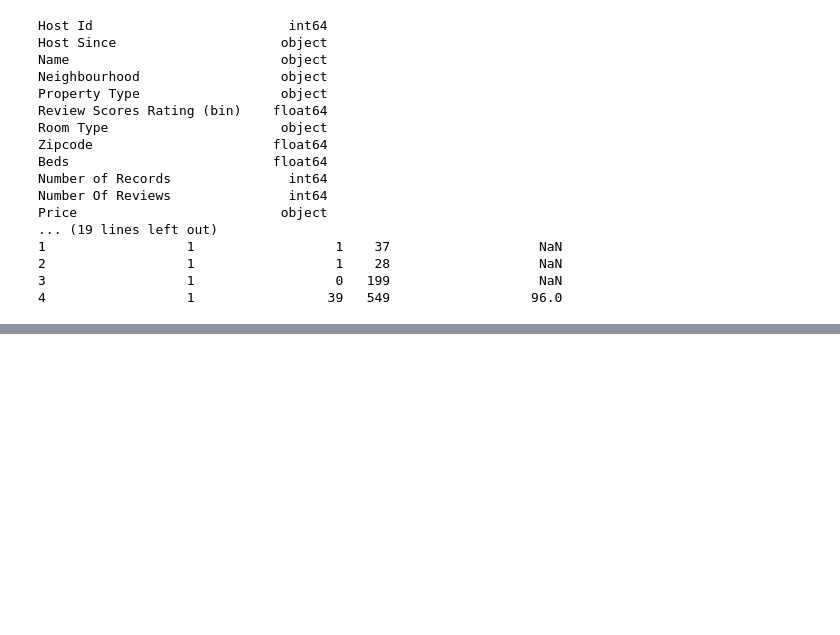
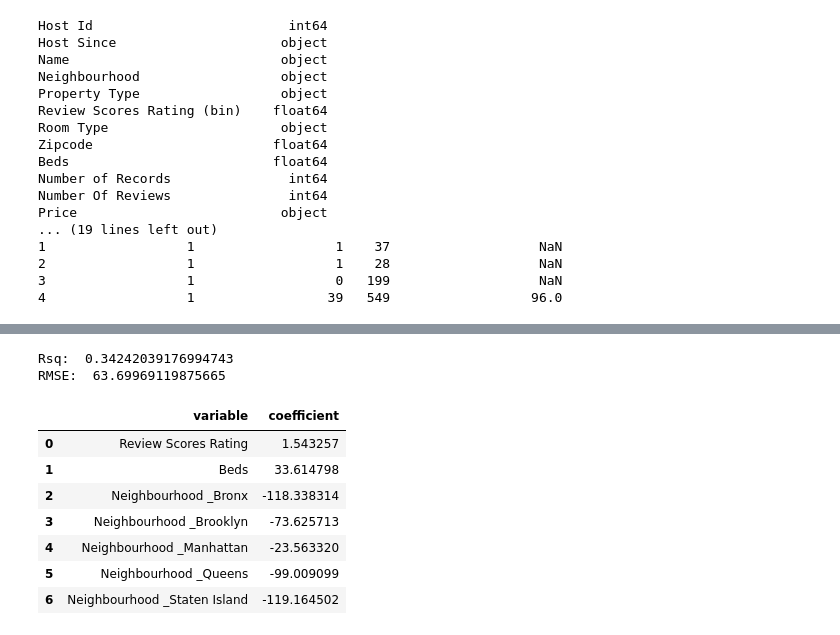
Before and after one commit to ZzzzzzT233/linearRegression, a Jupyter notebook: 04_hedonic_pricing/04_hedonic_pricing.ipynb, the cells around one changed output, grey strips where cells are left out. Saved outputs shown, nothing was run; the diff lists cells and outputs as text; code cells hidden in the pictures; blank space fills up the shorter version.

```diff
--- a/04_hedonic_pricing/04_hedonic_pricing.ipynb
+++ b/04_hedonic_pricing/04_hedonic_pricing.ipynb
@@ -158,0 +215,25 @@ print(df.head())
+# %%
+Z_train = X_train.loc[:,['Review Scores Rating','Beds','Neighbourhood _Bronx','Neighbourhood _Brooklyn','Neighbourhood _Manhattan','Neighbourhood _Queens','Neighbourhood _Staten Island']]
+Z_test = X_test.loc[:,['Review Scores Rating','Beds','Neighbourhood _Bronx','Neighbourhood _Brooklyn','Neighbourhood _Manhattan','Neighbourhood _Queens','Neighbourhood _Staten Island']]
+
+reg = LinearRegression(fit_intercept=False).fit(Z_train, y_train)
+y_hat = reg.predict(Z_test)
+rsq = reg.score(Z_test,y_test)
+print('Rsq: ', rsq)
+
+rmse = np.sqrt(np.mean((y_test - y_hat)**2))
+print('RMSE: ', rmse)
+
+results = pd.DataFrame({'variable':reg.feature_names_in_, 'coefficient': reg.coef_}) # Regression coefficients
+results
+# %% [output]
+Rsq:  0.34242039176994743
+RMSE:  63.69969119875665
+|  | variable | coefficient |
+| 0 | Review Scores Rating | 1.543257 |
+| 1 | Beds | 33.614798 |
+| 2 | Neighbourhood _Bronx | -118.338314 |
+| 3 | Neighbourhood _Brooklyn | -73.625713 |
+| 4 | Neighbourhood _Manhattan | -23.563320 |
+| 5 | Neighbourhood _Queens | -99.009099 |
+| 6 | Neighbourhood _Staten Island | -119.164502 |
```
Also changed, not shown: parts of 10 cells of this notebook.
